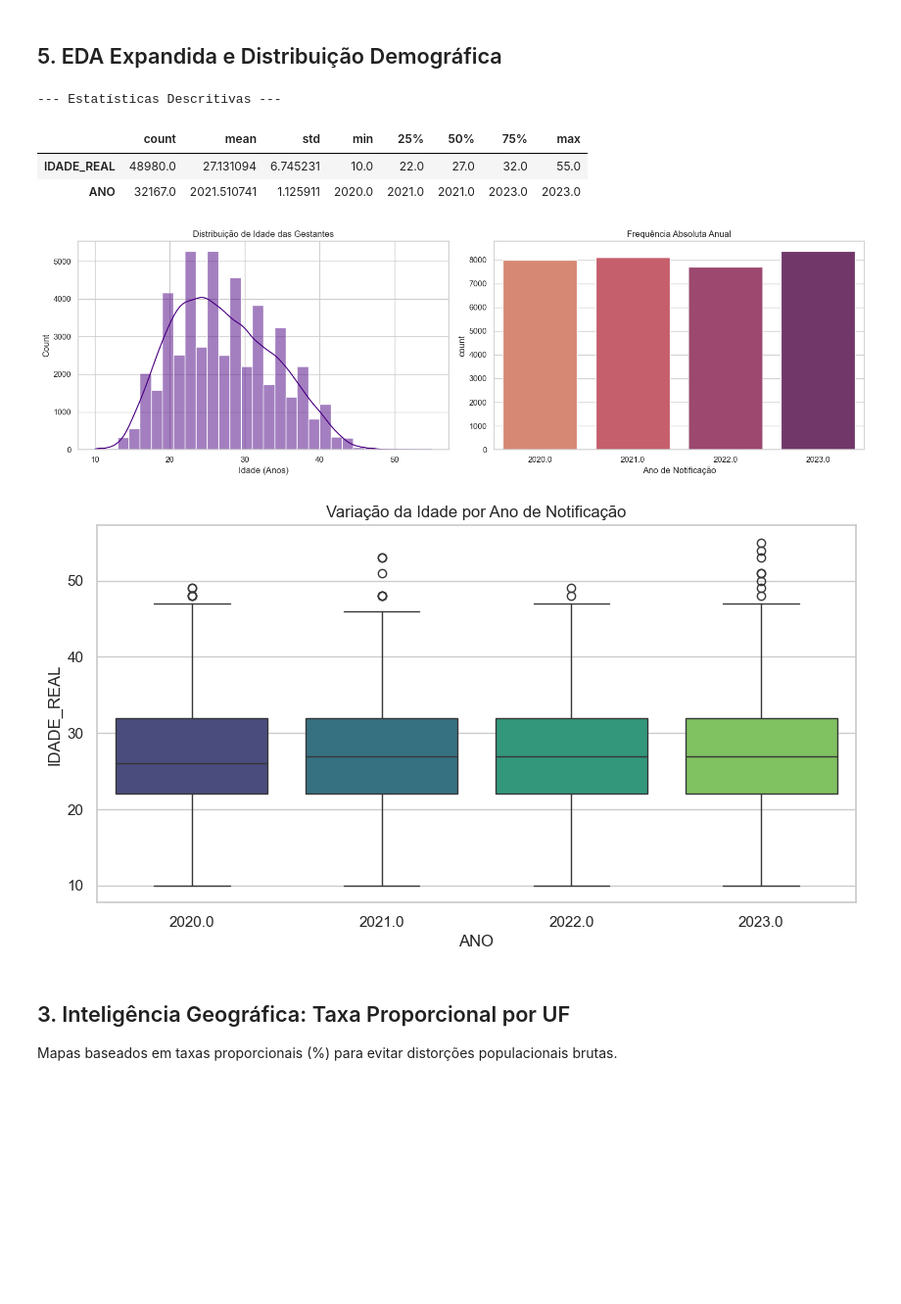
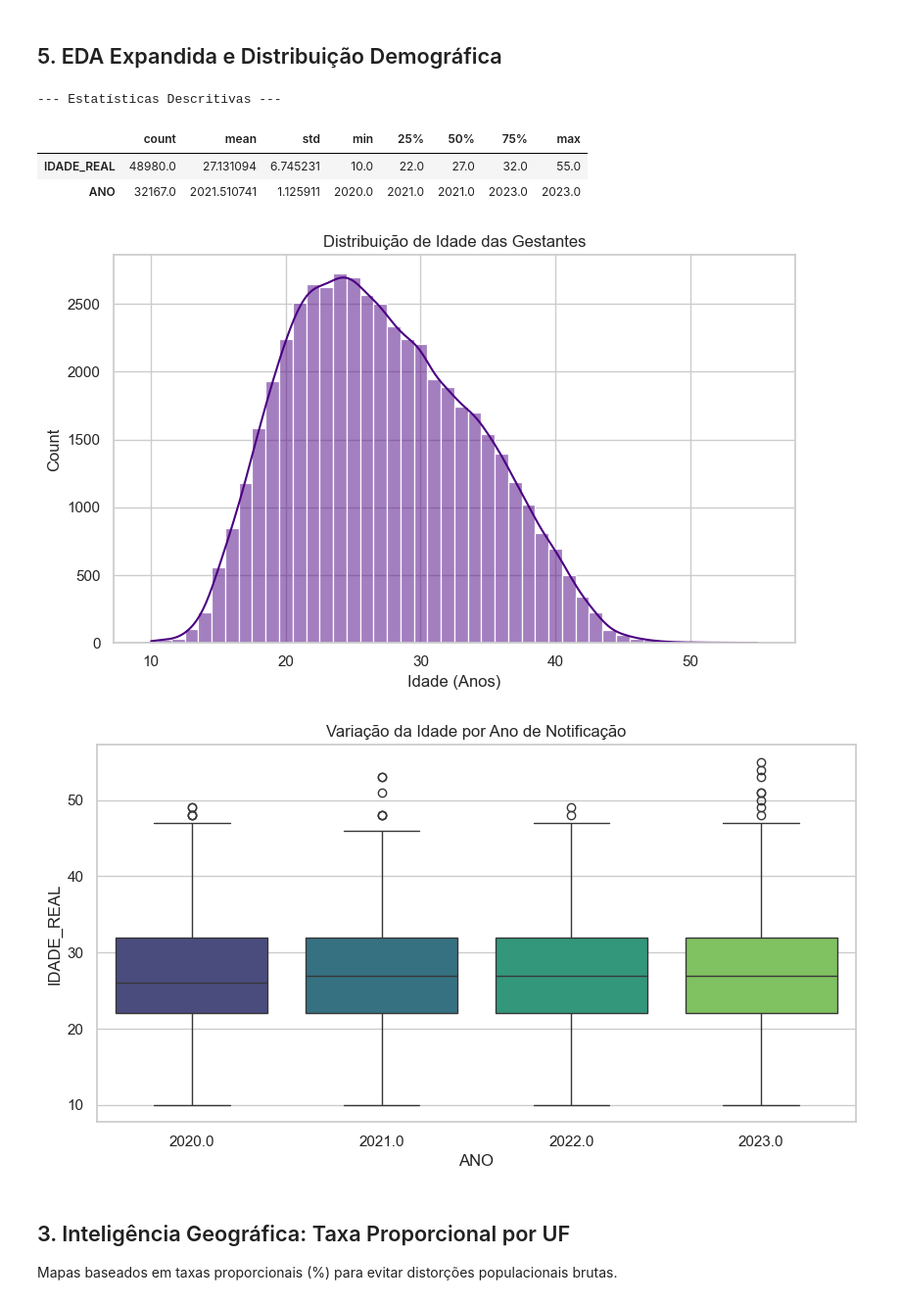
Before and after one commit to psantiago20/Desafio_Relampago_Analytics, a Jupyter notebook: notebooks/HIV-Gestante-Completo.ipynb, the cells around one changed output. Shown at 98% size. Cells and saved outputs as stored; diff of their text form; code cells hidden in the pictures; blank space fills up the shorter version.

Commit message:
Improved visualization and clarity in the Notebook

```diff
--- a/notebooks/HIV-Gestante-Completo.ipynb
+++ b/notebooks/HIV-Gestante-Completo.ipynb
@@ -416,29 +361,26 @@ Chi-quadrado = 316.6260, p-value = 2.662470435877547e-66
 # %%
 print("--- Estatísticas Descritivas ---")
 display(df[['IDADE_REAL', 'ANO']].describe().T)
 
-fig, axes = plt.subplots(1, 2, figsize=(16, 5))
-sns.histplot(df['IDADE_REAL'].dropna(), bins=30, kde=True, ax=axes[0], color='indigo')
-axes[0].set_title('Distribuição de Idade das Gestantes')
-axes[0].set_xlabel('Idade (Anos)')
-
-# Tendencia simples anual
-sns.countplot(data=df, x='ANO', ax=axes[1], palette='flare')
-axes[1].set_title('Frequência Absoluta Anual')
-axes[1].set_xlabel('Ano de Notificação')
+# Distribuição de Idade
+plt.figure(figsize=(8, 5))
+sns.histplot(df['IDADE_REAL'].dropna(), bins=30, discrete=True, kde=True, color='indigo')
+plt.title('Distribuição de Idade das Gestantes')
+plt.xlabel('Idade (Anos)')
 plt.tight_layout()
 plt.show()
 
-plt.figure(figsize=(10,5))
+# Boxplot de Variação da Idade
+plt.figure(figsize=(10, 5))
 sns.boxplot(x='ANO', y='IDADE_REAL', data=df, palette='viridis')
 plt.title("Variação da Idade por Ano de Notificação")
 plt.show()
 # %% [output]
 --- Estatísticas Descritivas ---
 |  | count | mean | std | min | 25% | 50% | 75% | max |
 | IDADE_REAL | 48980.0 | 27.131094 | 6.745231 | 10.0 | 22.0 | 27.0 | 32.0 | 55.0 |
 | ANO | 32167.0 | 2021.510741 | 1.125911 | 2020.0 | 2021.0 | 2021.0 | 2023.0 | 2023.0 |
-[figure, old version]
+[figure, new version]
 [figure]
 # %% [markdown]
 ## 3. Inteligência Geográfica: Taxa Proporcional por UF
```
Also changed, not shown: parts of 14 cells of this notebook, 1 other file.
